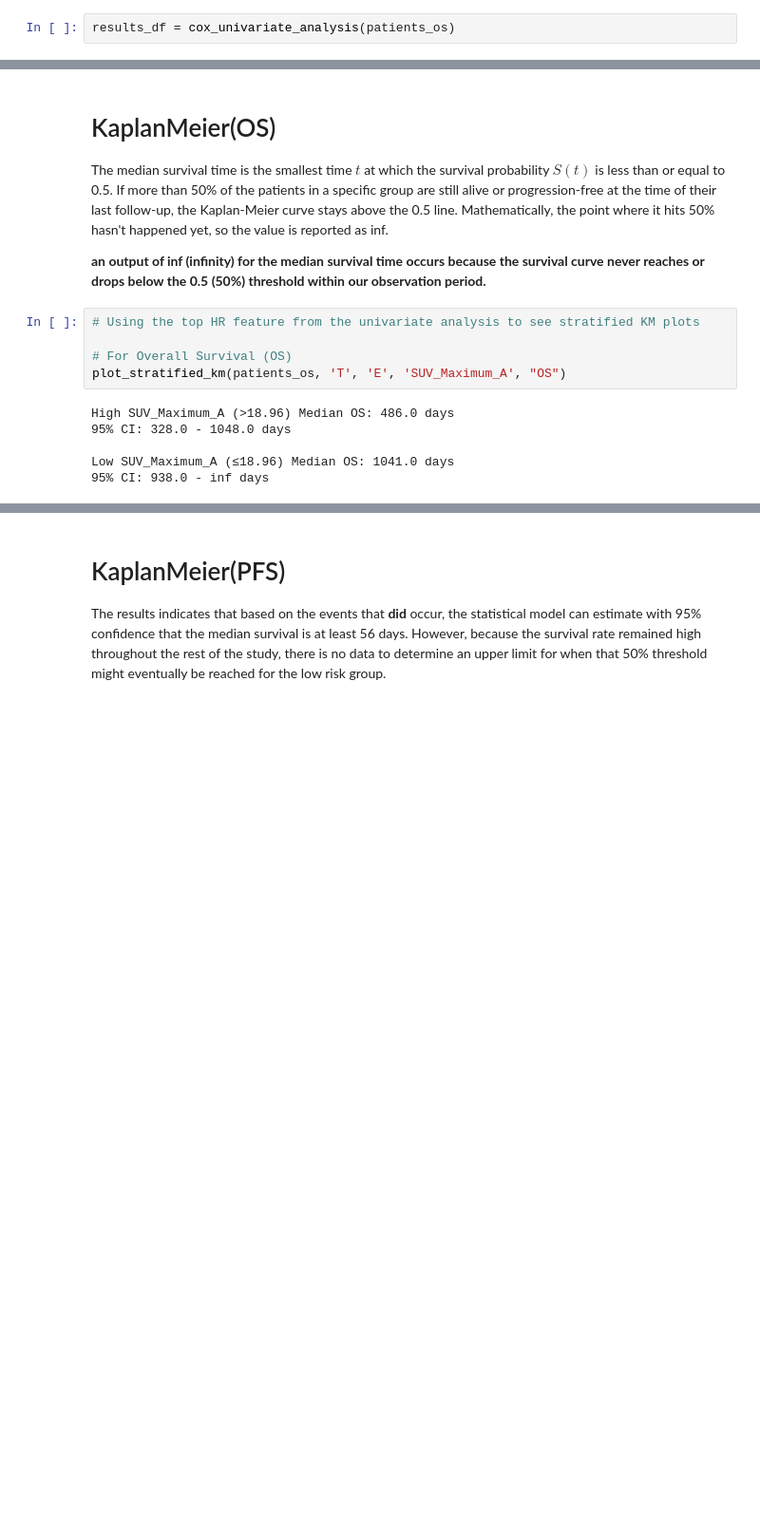
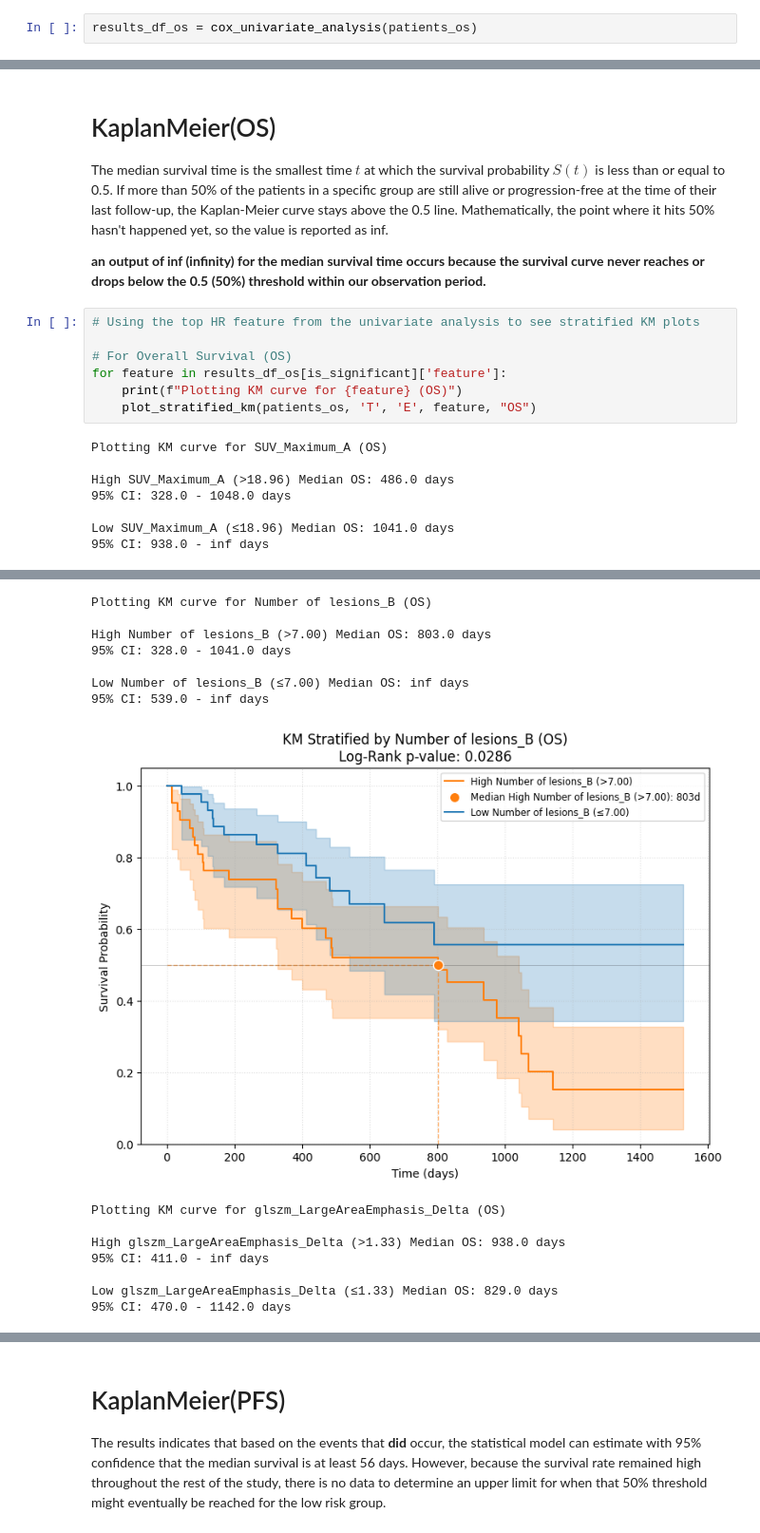
Before and after one commit to Mahsa-Zf/thesis_code, a Jupyter notebook: survival_analysis/cox_kaplan_analysis.ipynb, the cells around one changed output, grey strips where cells are left out. Shown at 95% size. Cells and saved outputs as stored; diff of their text form; blank space fills up the shorter version.

```diff
--- a/survival_analysis/cox_kaplan_analysis.ipynb
+++ b/survival_analysis/cox_kaplan_analysis.ipynb
@@ -192,7 +192,7 @@ os_targets.rename(columns={'surv_status': 'E'}, inplace=True)
 import pandas as pd
 patients_os = pd.concat([patients, os_targets[['E','T']]], axis=1)
 # %%
-results_df = cox_univariate_analysis(patients_os)
+results_df_os = cox_univariate_analysis(patients_os)
 # %% [output]
 Proportional hazard assumption looks okay.
 Proportional hazard assumption looks okay.
@@ -451,12 +449,31 @@ The median survival time is the smallest time $t$ at which the survival probabil
 # %%
 # Using the top HR feature from the univariate analysis to see stratified KM plots
 
 # For Overall Survival (OS)
-plot_stratified_km(patients_os, 'T', 'E', 'SUV_Maximum_A', "OS")
+for feature in results_df_os[is_significant]['feature']:
+    print(f"Plotting KM curve for {feature} (OS)")
+    plot_stratified_km(patients_os, 'T', 'E', feature, "OS")
 # %% [output]
+Plotting KM curve for SUV_Maximum_A (OS)
+
 High SUV_Maximum_A (>18.96) Median OS: 486.0 days
 95% CI: 328.0 - 1048.0 days
 
 Low SUV_Maximum_A (≤18.96) Median OS: 1041.0 days
 95% CI: 938.0 - inf days
 [figure]
+Plotting KM curve for Number of lesions_B (OS)
+
+High Number of lesions_B (>7.00) Median OS: 803.0 days
+95% CI: 328.0 - 1041.0 days
+
+Low Number of lesions_B (≤7.00) Median OS: inf days
+95% CI: 539.0 - inf days
+[figure, added]
+Plotting KM curve for glszm_LargeAreaEmphasis_Delta (OS)
+
+High glszm_LargeAreaEmphasis_Delta (>1.33) Median OS: 938.0 days
+95% CI: 411.0 - inf days
+
+Low glszm_LargeAreaEmphasis_Delta (≤1.33) Median OS: 829.0 days
+95% CI: 470.0 - 1142.0 days
```
Also changed, not shown: parts of 8 cells of this notebook.
